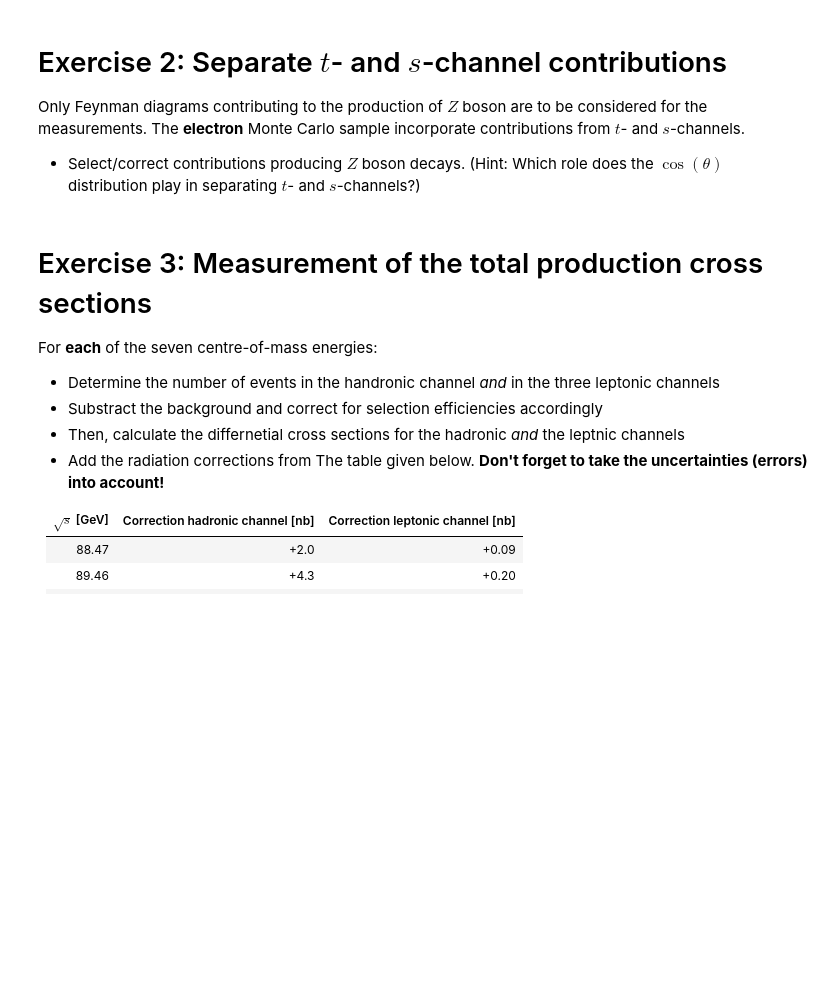
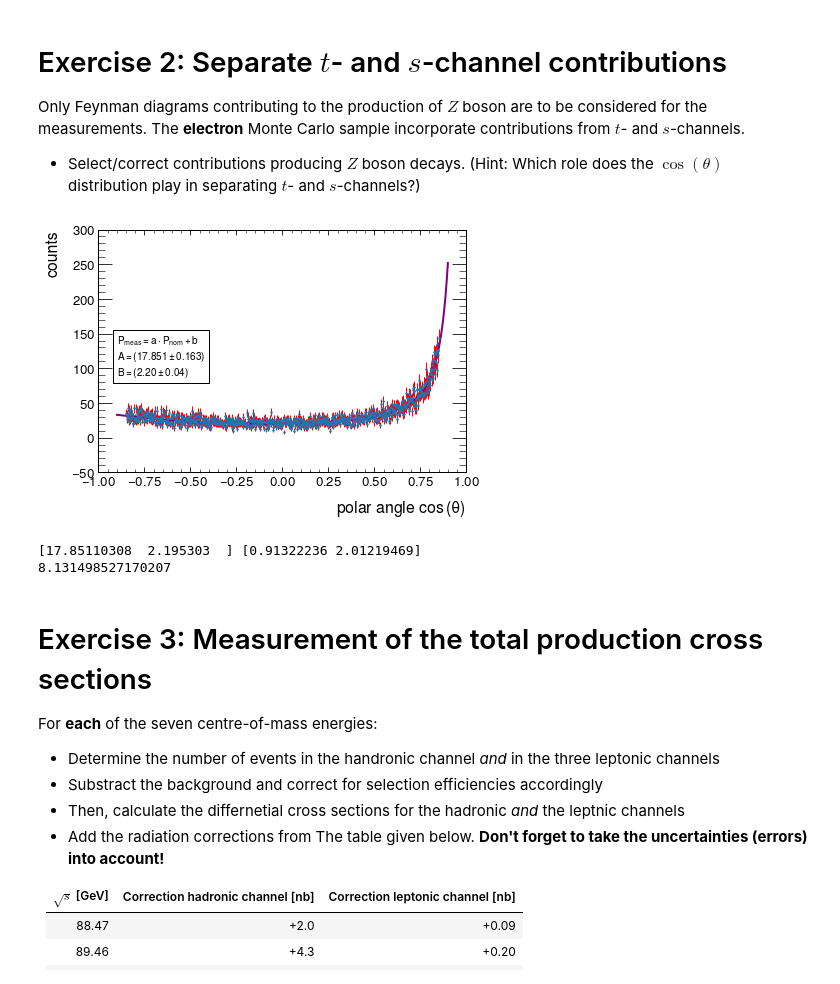
Before and after one commit to robingrether/z0-precisionmeasurement, a Jupyter notebook: z0_experiment.ipynb, the cells around one changed output. Cells and saved outputs as stored; diff of their text form; code cells hidden in the pictures; blank space fills up the shorter version.

```diff
--- a/z0_experiment.ipynb
+++ b/z0_experiment.ipynb
@@ -356,21 +337,0 @@ NameError: name 'var' is not defined
-# %%
-plt.style.use(mplhep.style.ATLAS) # You can load ATLAS/CMS/ALICE plot style
-plt.figure(figsize=(7,5))
-
-bin_content, bin_edges, _ = plt.hist(pchar[mymask],bins=1000,range=(0.,200.), histtype='step',  linewidth=2, edgecolor='b', hatch='/', label='Pcharged')
-mid = 0.5*(bin_edges[1:] + bin_edges[:-1]) #Calculate midpoint of the bars
-
-error_sizes = np.sqrt(bin_content)
-
-plt.errorbar(mid, bin_content, yerr=error_sizes, fmt='none')
-### When producing an histogram, you can store the bin content and the edges of the bins in
-###'bin_content', and 'bin_edges'
-#print(bin_content)
-#print(bin_edges)
-
-### Show the plot on screen
-plt.title('My title')
-plt.xlim(10.,150.)
-plt.xlabel('Total scalar sum of track momenta, $p_{track}$')
-plt.ylabel('Number of events')
-plt.show()
@@ -462,34 +346,38 @@ def t_s_separation(cos_theta, A, B):
     return A * (1 + cos_theta**2) + B * (1 - cos_theta)**(-2)
 
 ## plot entire histogram and extract bins
 electron_cos_theta, bin_edges, _ = plt.hist(simulated_electron['cos_thet'],bins=1000,range=(-0.85,0.85),  histtype='stepfilled', label='Pcharged')
 bin_centers = (bin_edges[:-1] + bin_edges[1:]) / 2
 plt.tight_layout()
 plt.clf()   #plt.show() if you also want to view the histogram
 
 t_s_popt, t_s_pcov = curve_fit(t_s_separation, bin_centers, electron_cos_theta, p0=[43856111410946561, -1438679413876432], sigma=np.sqrt(electron_cos_theta))
 t_s_perr = np.sqrt(np.diag(t_s_pcov))
 thetas = np.linspace(-0.9, 0.9, 10000)
 
 
 textstr = '\n'.join((
     r'$P_\mathrm{meas} = a \cdot P_\mathrm{nom}+b$',
     r'$A=(%.3f \pm %.3f)$' % (t_s_popt[0], t_s_perr[0]),
     r'$B=(%.2f \pm %.2f)$' % (t_s_popt[1], t_s_perr[1])))
 
 
 props = dict(alpha=1, facecolor='w')
 
 plt.errorbar(bin_centers, electron_cos_theta, yerr=np.sqrt(electron_cos_theta), fmt='.', ms=3, ecolor='r', elinewidth=1)
 plt.plot(thetas, t_s_separation(thetas, *t_s_popt), c='purple')
-plt.text(66, 10, textstr, fontsize=10, verticalalignment='top', bbox=props)
+plt.text(-0.9, 150, textstr, fontsize=10, verticalalignment='top', bbox=props)
 
 plt.xlabel('polar angle $\mathrm{cos}\,(\\theta)$')
 plt.ylabel('counts')
 plt.show()
 
 print(t_s_popt, t_s_perr/t_s_popt*100)
 print(t_s_popt[0]/t_s_popt[1])
+# %% [output]
+[figure, added]
+[17.85110308  2.195303  ] [0.91322236 2.01219469]
+8.131498527170207
 # %% [markdown]
 # Exercise 3: Measurement of the total production cross sections
 
```
Also changed, not shown: parts of 13 cells of this notebook.
